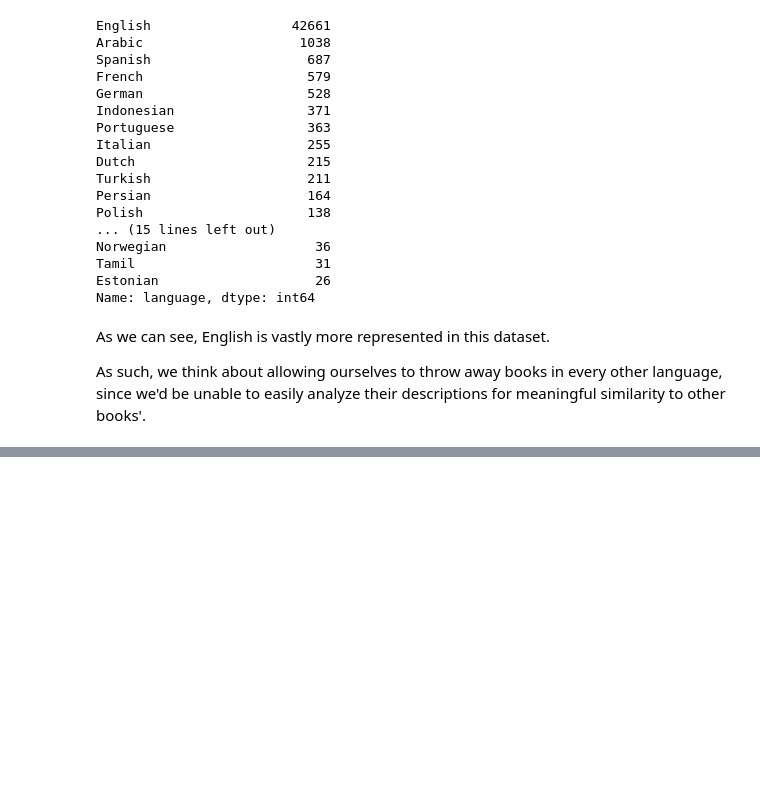
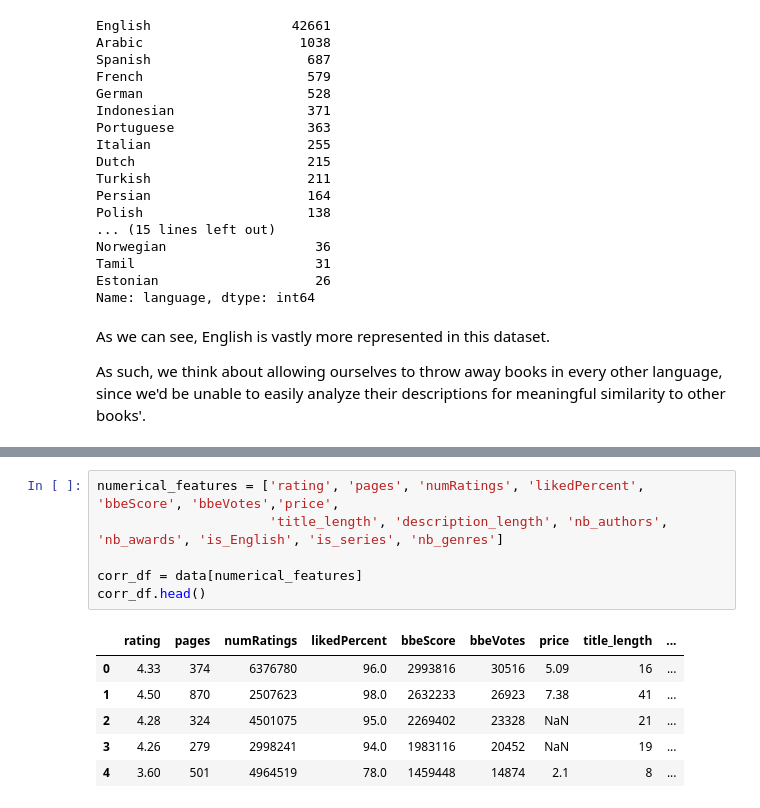
Before and after one commit to com-480-data-visualization/datavis-project-2022-team_philippe, a Jupyter notebook: stats.ipynb, the cells around one changed output, grey strips where cells are left out. Saved outputs shown, nothing was run; the diff lists cells and outputs as text; blank space fills up the shorter version.

```diff
--- a/stats.ipynb
+++ b/stats.ipynb
@@ -511,0 +534,13 @@ As such, we think about allowing ourselves to throw away books in every other la
+# %%
+numerical_features = ['rating', 'pages', 'numRatings', 'likedPercent', 'bbeScore', 'bbeVotes','price',
+                      'title_length', 'description_length', 'nb_authors', 'nb_awards', 'is_English', 'is_series', 'nb_genres']
+
+corr_df = data[numerical_features]
+corr_df.head()
+# %% [output]
+|  | rating | pages | numRatings | likedPercent | bbeScore | bbeVotes | price | title_length | ... |
+| 0 | 4.33 | 374 | 6376780 | 96.0 | 2993816 | 30516 | 5.09 | 16 | ... |
+| 1 | 4.50 | 870 | 2507623 | 98.0 | 2632233 | 26923 | 7.38 | 41 | ... |
+| 2 | 4.28 | 324 | 4501075 | 95.0 | 2269402 | 23328 | NaN | 21 | ... |
+| 3 | 4.26 | 279 | 2998241 | 94.0 | 1983116 | 20452 | NaN | 19 | ... |
+| 4 | 3.60 | 501 | 4964519 | 78.0 | 1459448 | 14874 | 2.1 | 8 | ... |
```
Also changed, not shown: parts of 20 cells of this notebook, 1 other file.
